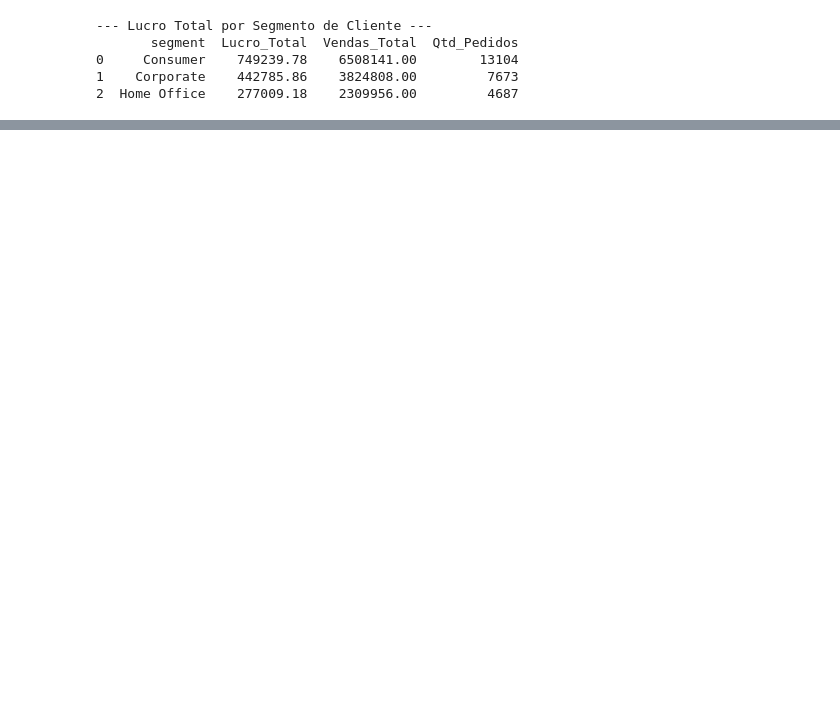
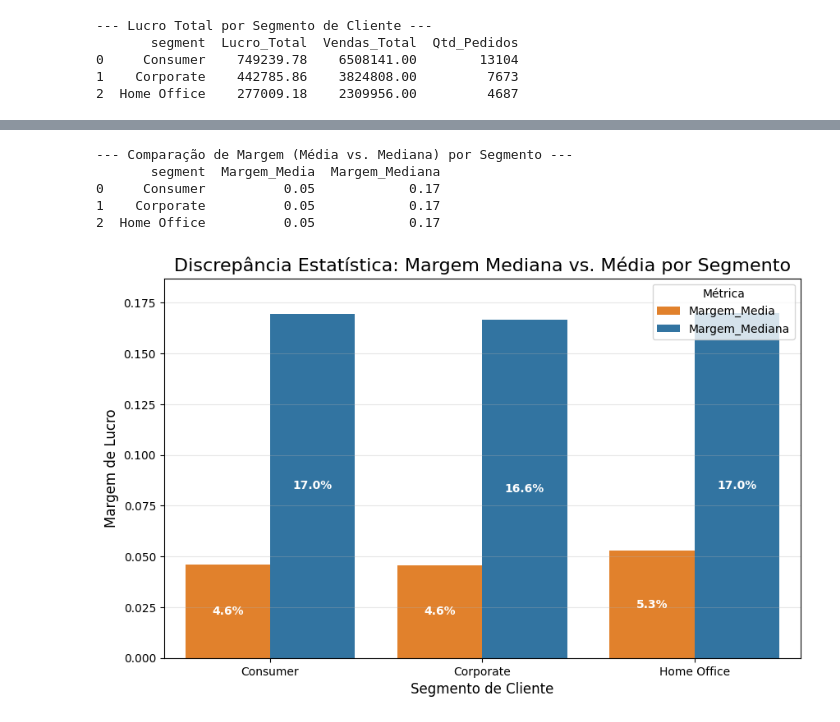
Before and after one commit to RafaelOCorrea/analise-revops-rentabilidade, a Jupyter notebook: Projetoportifolio.ipynb, the cells around one changed output, grey strips where cells are left out. Drawn from its saved outputs; the diff is of its cells as text; code cells hidden in the pictures; blank space fills up the shorter version.

```diff
--- a/Projetoportifolio.ipynb
+++ b/Projetoportifolio.ipynb
@@ -190,0 +169,71 @@ Passing `palette` without assigning `hue` is deprecated and will be removed in v
+# %%
+# O df_sales já contém 'Margem_Lucro' (do SQL)
+# O código antigo foi limpo e substituído pela forma mais robusta de calcular Média e Mediana agrupadas
+
+# 1. Agrupa por 'segment' e calcula Média e Mediana da Margem_Lucro
+df_margem_comparada = df_sales.groupby('segment')['margem_lucro'].agg(['mean', 'median']).reset_index()
+
+# 2. Renomeia as colunas para clareza
+df_margem_comparada.columns = ['segment', 'Margem_Media', 'Margem_Mediana']
+
+# 3. Exibe o resultado formatado
+print("--- Comparação de Margem (Média vs. Mediana) por Segmento ---")
+print(df_margem_comparada.round(4))
+
+
+# PREPARAÇÃO PARA O GRÁFICO
+# 'Derreter' (Melt) o DataFrame para o formato longo (ideal para gráficos agrupados).
+df_plot = df_margem_comparada.melt(
+    id_vars='segment',
+    value_vars=['Margem_Media', 'Margem_Mediana'],
+    var_name='Tipo_Margem',
+    value_name='Valor'
+)
+
+# CRIAÇÃO DO GRÁFICO DE BARRAS AGRUPADAS (Média vs. Mediana)
+plt.figure(figsize=(10, 6))
+ax = sns.barplot(
+    x='segment',
+    y='Valor',
+    hue='Tipo_Margem',
+    data=df_plot,
+    # Paleta customizada: Azul (Típica/Saudável), Laranja (Contaminada/Real)
+    palette={'Margem_Mediana': '#1f77b4', 'Margem_Media': '#ff7f0e'}
+)
+
+# FORMATO E TÍTULOS
+plt.title('Discrepância Estatística: Margem Mediana vs. Média por Segmento', fontsize=16)
+plt.xlabel('Segmento de Cliente', fontsize=12)
+plt.ylabel('Margem de Lucro', fontsize=12)
+plt.grid(axis='y', alpha=0.3)
+plt.ylim(0, df_plot['Valor'].max() * 1.1) # Limite Y dinâmico
+plt.legend(title='Métrica', loc='upper right')
+
+# EXIBIR VALOR DA BARRA (Em porcentagem, CENTRALIZADO)
+for p in ax.patches:
+    value = p.get_height()
+
+    if value == 0:
+        continue
+
+    formatted_value = f"{value * 100:.1f}%"
+
+    ax.text(
+        p.get_x() + p.get_width() / 2,
+        value / 2,
+        formatted_value,
+        ha="center",
+        va="center",
+        color='white',
+        fontsize=10,
+        fontweight='bold'
+    )
+
+plt.show()
+# %% [output]
+--- Comparação de Margem (Média vs. Mediana) por Segmento ---
+       segment  Margem_Media  Margem_Mediana
+0     Consumer          0.05            0.17
+1    Corporate          0.05            0.17
+2  Home Office          0.05            0.17
+[figure, added]
```
Also changed, not shown: parts of 30 cells of this notebook.
